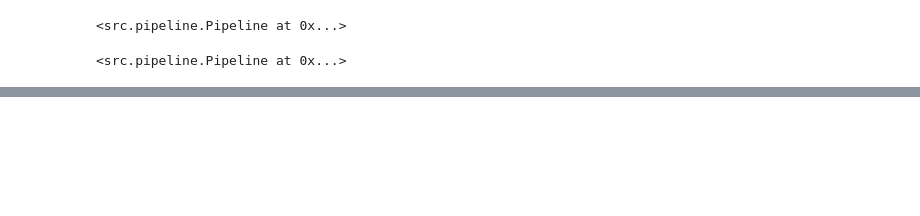
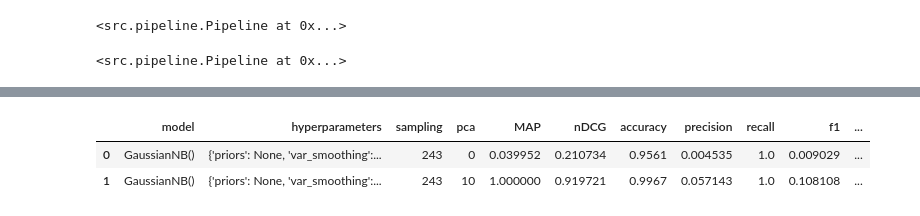
Before and after one commit to tim-grams/Retriever, a Jupyter notebook: notebooks/pipeline.ipynb, the cells around one changed output, grey strips where cells are left out. Saved outputs shown, nothing was run; the diff lists cells and outputs as text; code cells hidden in the pictures; blank space fills up the shorter version.

```diff
--- a/notebooks/pipeline.ipynb
+++ b/notebooks/pipeline.ipynb
@@ -95,0 +59,10 @@ pipeline.features
+# %%
+import pandas as pd
+from src.utils.utils import load
+
+results = load('data/results/results.pkl')
+results
+# %% [output]
+|  | model | hyperparameters | sampling | pca | MAP | nDCG | accuracy | precision | recall | f1 | ... |
+| 0 | GaussianNB() | {'priors': None, 'var_smoothing':... | 243 | 0 | 0.039952 | 0.210734 | 0.9561 | 0.004535 | 1.0 | 0.009029 | ... |
+| 1 | GaussianNB() | {'priors': None, 'var_smoothing':... | 243 | 10 | 1.000000 | 0.919721 | 0.9967 | 0.057143 | 1.0 | 0.108108 | ... |
```
Also changed, not shown: parts of 16 cells of this notebook, 9 other files.
